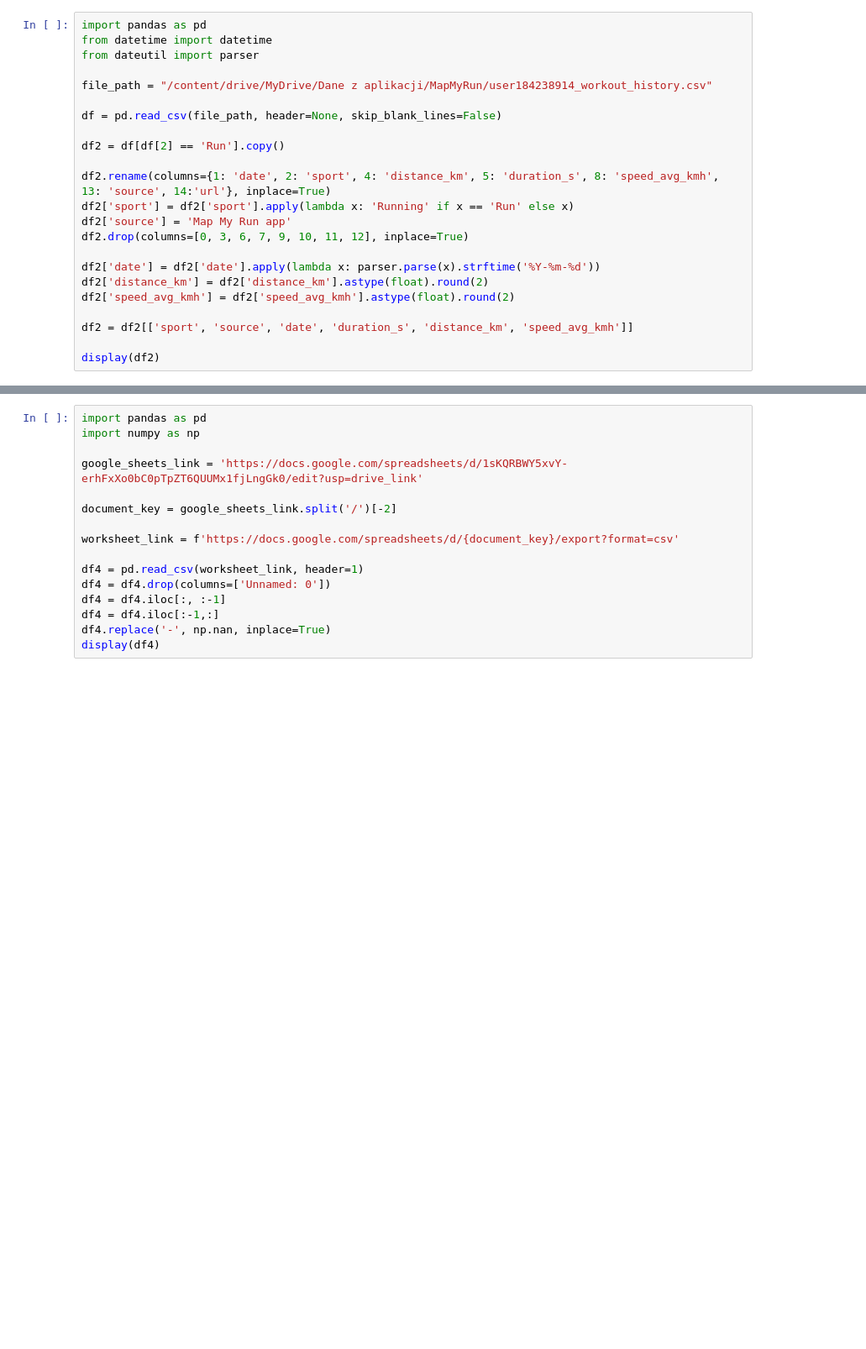
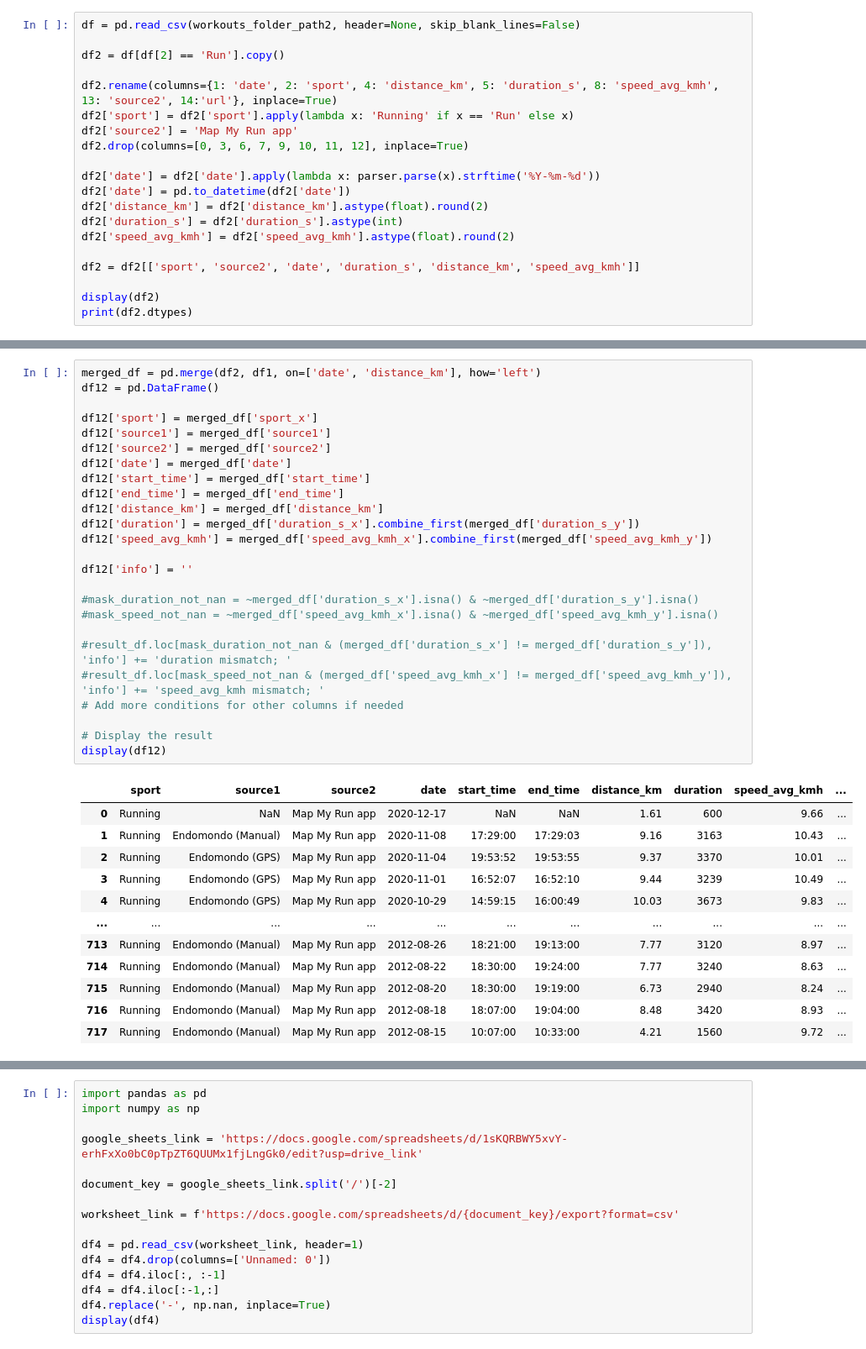
Before and after one commit to slazur83/Tableau, a Jupyter notebook: Workouts.ipynb, the cells around one changed output, grey strips where cells are left out. Shown: that part at 84% size. Cells and saved outputs as stored; diff of their text form; blank space fills up the shorter version.

```diff
--- a/Workouts.ipynb
+++ b/Workouts.ipynb
@@ -50,23 +88,20 @@ else:
 # %%
-import pandas as pd
-from datetime import datetime
-from dateutil import parser
-
-file_path = "/content/drive/MyDrive/Dane z aplikacji/MapMyRun/user184238914_workout_history.csv"
-
-df = pd.read_csv(file_path, header=None, skip_blank_lines=False)
+df = pd.read_csv(workouts_folder_path2, header=None, skip_blank_lines=False)
 
 df2 = df[df[2] == 'Run'].copy()
 
-df2.rename(columns={1: 'date', 2: 'sport', 4: 'distance_km', 5: 'duration_s', 8: 'speed_avg_kmh', 13: 'source', 14:'url'}, inplace=True)
+df2.rename(columns={1: 'date', 2: 'sport', 4: 'distance_km', 5: 'duration_s', 8: 'speed_avg_kmh', 13: 'source2', 14:'url'}, inplace=True)
 df2['sport'] = df2['sport'].apply(lambda x: 'Running' if x == 'Run' else x)
-df2['source'] = 'Map My Run app'
+df2['source2'] = 'Map My Run app'
 df2.drop(columns=[0, 3, 6, 7, 9, 10, 11, 12], inplace=True)
 
 df2['date'] = df2['date'].apply(lambda x: parser.parse(x).strftime('%Y-%m-%d'))
+df2['date'] = pd.to_datetime(df2['date'])
 df2['distance_km'] = df2['distance_km'].astype(float).round(2)
+df2['duration_s'] = df2['duration_s'].astype(int)
 df2['speed_avg_kmh'] = df2['speed_avg_kmh'].astype(float).round(2)
 
-df2 = df2[['sport', 'source', 'date', 'duration_s', 'distance_km', 'speed_avg_kmh']]
+df2 = df2[['sport', 'source2', 'date', 'duration_s', 'distance_km', 'speed_avg_kmh']]
 
 display(df2)
+print(df2.dtypes)
@@ -72,0 +185,38 @@ display(df2)
+# %%
+merged_df = pd.merge(df2, df1, on=['date', 'distance_km'], how='left')
+df12 = pd.DataFrame()
+
+df12['sport'] = merged_df['sport_x']
+df12['source1'] = merged_df['source1']
+df12['source2'] = merged_df['source2']
+df12['date'] = merged_df['date']
+df12['start_time'] = merged_df['start_time']
+df12['end_time'] = merged_df['end_time']
+df12['distance_km'] = merged_df['distance_km']
+df12['duration'] = merged_df['duration_s_x'].combine_first(merged_df['duration_s_y'])
+df12['speed_avg_kmh'] = merged_df['speed_avg_kmh_x'].combine_first(merged_df['speed_avg_kmh_y'])
+
+df12['info'] = ''
+
+#mask_duration_not_nan = ~merged_df['duration_s_x'].isna() & ~merged_df['duration_s_y'].isna()
+#mask_speed_not_nan = ~merged_df['speed_avg_kmh_x'].isna() & ~merged_df['speed_avg_kmh_y'].isna()
+
+#result_df.loc[mask_duration_not_nan & (merged_df['duration_s_x'] != merged_df['duration_s_y']), 'info'] += 'duration mismatch; '
+#result_df.loc[mask_speed_not_nan & (merged_df['speed_avg_kmh_x'] != merged_df['speed_avg_kmh_y']), 'info'] += 'speed_avg_kmh mismatch; '
+# Add more conditions for other columns if needed
+
+# Display the result
+display(df12)
+# %% [output]
+|  | sport | source1 | source2 | date | start_time | end_time | distance_km | duration | speed_avg_kmh | ... |
+| 0 | Running | NaN | Map My Run app | 2020-12-17 | NaN | NaN | 1.61 | 600 | 9.66 | ... |
+| 1 | Running | Endomondo (Manual) | Map My Run app | 2020-11-08 | 17:29:00 | 17:29:03 | 9.16 | 3163 | 10.43 | ... |
+| 2 | Running | Endomondo (GPS) | Map My Run app | 2020-11-04 | 19:53:52 | 19:53:55 | 9.37 | 3370 | 10.01 | ... |
+| 3 | Running | Endomondo (GPS) | Map My Run app | 2020-11-01 | 16:52:07 | 16:52:10 | 9.44 | 3239 | 10.49 | ... |
+| 4 | Running | Endomondo (GPS) | Map My Run app | 2020-10-29 | 14:59:15 | 16:00:49 | 10.03 | 3673 | 9.83 | ... |
+| ... | ... | ... | ... | ... | ... | ... | ... | ... | ... | ... |
+| 713 | Running | Endomondo (Manual) | Map My Run app | 2012-08-26 | 18:21:00 | 19:13:00 | 7.77 | 3120 | 8.97 | ... |
+| 714 | Running | Endomondo (Manual) | Map My Run app | 2012-08-22 | 18:30:00 | 19:24:00 | 7.77 | 3240 | 8.63 | ... |
+| 715 | Running | Endomondo (Manual) | Map My Run app | 2012-08-20 | 18:30:00 | 19:19:00 | 6.73 | 2940 | 8.24 | ... |
+| 716 | Running | Endomondo (Manual) | Map My Run app | 2012-08-18 | 18:07:00 | 19:04:00 | 8.48 | 3420 | 8.93 | ... |
+| 717 | Running | Endomondo (Manual) | Map My Run app | 2012-08-15 | 10:07:00 | 10:33:00 | 4.21 | 1560 | 9.72 | ... |
```
Also changed, not shown: parts of 12 cells of this notebook.
